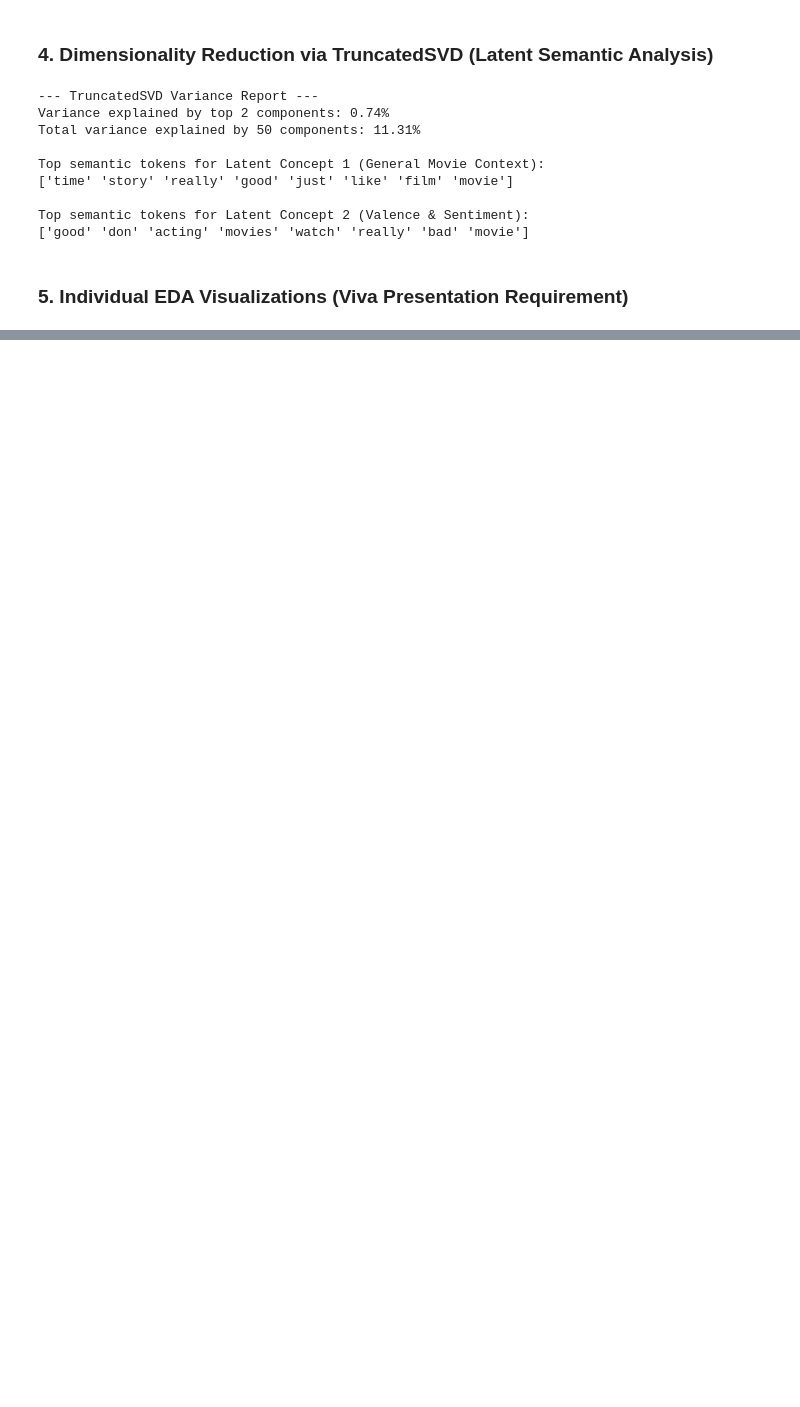
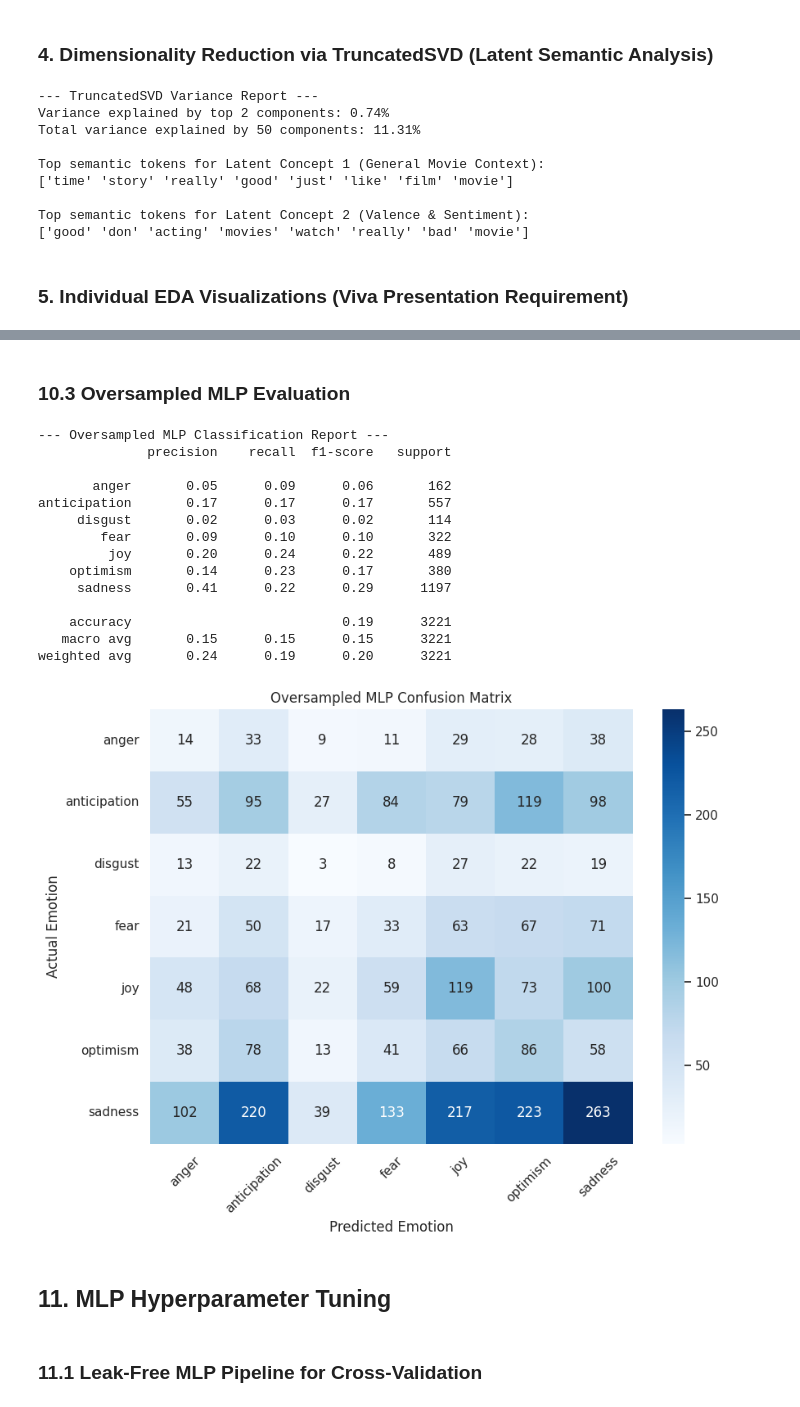
Before and after one commit to it25102877/IT2011-AIML-Project, a Jupyter notebook: notebooks/IT25103132_Preprocessing_FeatureExtraction.ipynb, the cells around one changed output, grey strips where cells are left out. Saved outputs shown, nothing was run; the diff lists cells and outputs as text; code cells hidden in the pictures; blank space fills up the shorter version.

```diff
--- a/notebooks/IT25103132_Preprocessing_FeatureExtraction.ipynb
+++ b/notebooks/IT25103132_Preprocessing_FeatureExtraction.ipynb
@@ -252,0 +605,60 @@ Test SVD Matrix Transformed Without Leakage: (3221, 100)
+# %% [markdown]
+### 10.3 Oversampled MLP Evaluation
+# %%
+from sklearn.metrics import classification_report, confusion_matrix
+import matplotlib.pyplot as plt
+import seaborn as sns
+
+print("--- Oversampled MLP Classification Report ---")
+print(
+    classification_report(
+        y_test_encoded,
+        y_pred_oversampled,
+        target_names=label_encoder.classes_,
+        zero_division=0
+    )
+)
+
+cm_oversampled = confusion_matrix(
+    y_test_encoded,
+    y_pred_oversampled
+)
+
+plt.figure(figsize=(9, 7))
+
+sns.heatmap(
+    cm_oversampled,
+    annot=True,
+    fmt="d",
+    cmap="Blues",
+    xticklabels=label_encoder.classes_,
+    yticklabels=label_encoder.classes_
+)
+
+plt.title("Oversampled MLP Confusion Matrix")
+plt.xlabel("Predicted Emotion")
+plt.ylabel("Actual Emotion")
+plt.xticks(rotation=45)
+plt.yticks(rotation=0)
+plt.tight_layout()
+plt.show()
+# %% [output]
+--- Oversampled MLP Classification Report ---
+              precision    recall  f1-score   support
+
+       anger       0.05      0.09      0.06       162
+anticipation       0.17      0.17      0.17       557
+     disgust       0.02      0.03      0.02       114
+        fear       0.09      0.10      0.10       322
+         joy       0.20      0.24      0.22       489
+    optimism       0.14      0.23      0.17       380
+     sadness       0.41      0.22      0.29      1197
+
+    accuracy                           0.19      3221
+   macro avg       0.15      0.15      0.15      3221
+weighted avg       0.24      0.19      0.20      3221
+[figure, added]
+# %% [markdown]
+## 11. MLP Hyperparameter Tuning
+# %% [markdown]
+### 11.1 Leak-Free MLP Pipeline for Cross-Validation
```
Also changed, not shown: parts of 44 cells of this notebook.
